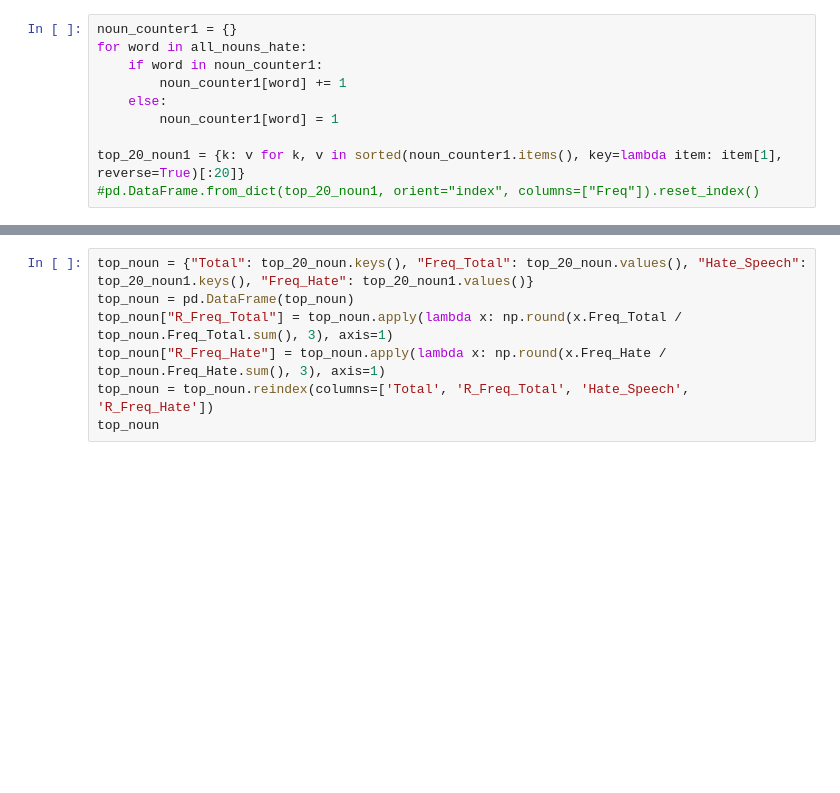
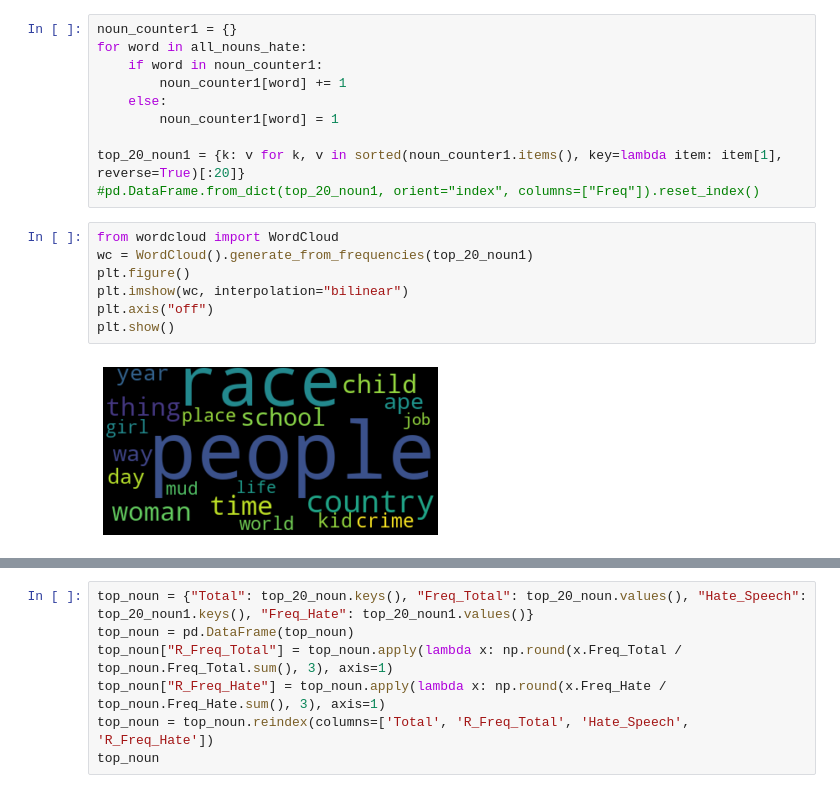
Before and after one commit to martinaviggiano/textsent_project, a Jupyter notebook: Hate Speech Detection Models-.ipynb, the cells around one changed output, grey strips where cells are left out. Cells and saved outputs as stored; diff of their text form; blank space fills up the shorter version.

Commit message:
Update plt word

```diff
--- a/Hate Speech Detection Models-.ipynb
+++ b/Hate Speech Detection Models-.ipynb
@@ -294,3 +294,12 @@ for word in all_nouns_hate:
 
 top_20_noun1 = {k: v for k, v in sorted(noun_counter1.items(), key=lambda item: item[1], reverse=True)[:20]}
 #pd.DataFrame.from_dict(top_20_noun1, orient="index", columns=["Freq"]).reset_index()
+# %%
+from wordcloud import WordCloud
+wc = WordCloud().generate_from_frequencies(top_20_noun1)
+plt.figure()
+plt.imshow(wc, interpolation="bilinear")
+plt.axis("off")
+plt.show()
+# %% [output]
+[figure, added]
```
Also changed, not shown: parts of 55 cells of this notebook.
